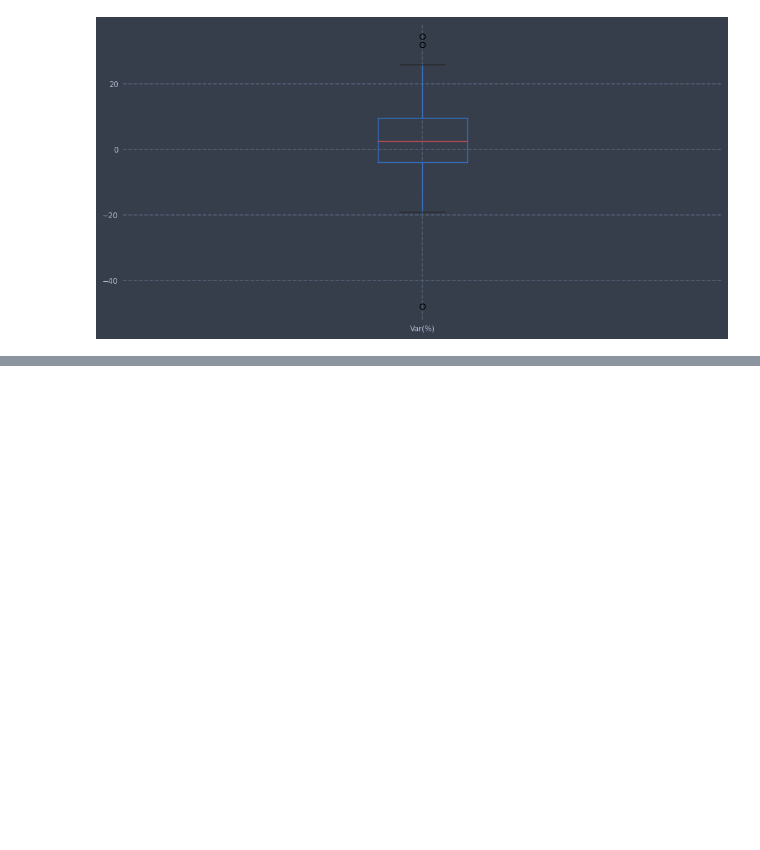
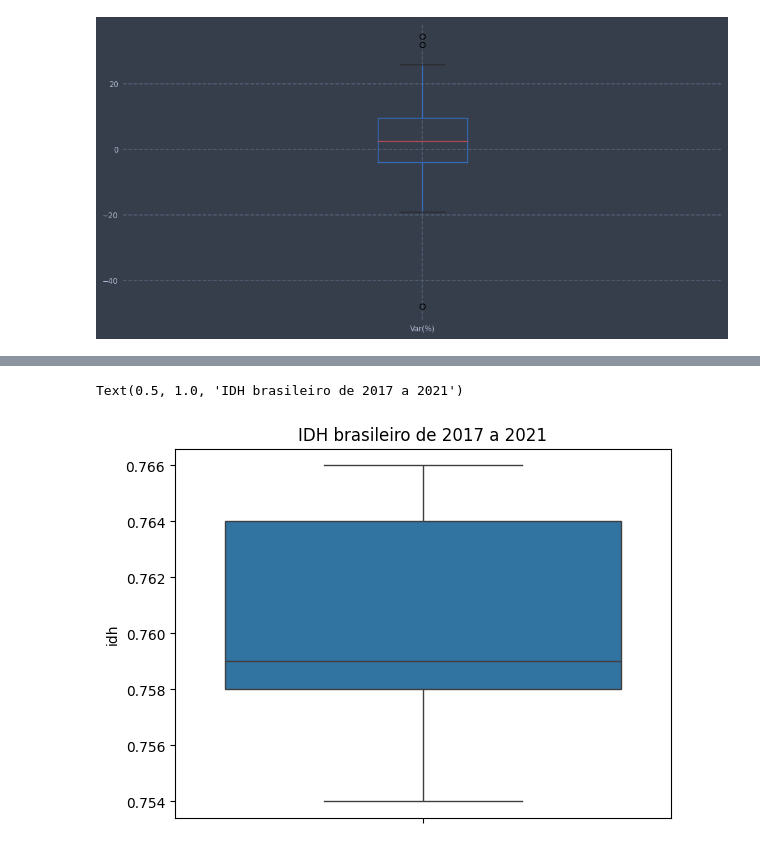
Before and after one commit to DjallenDias/IDSProject, a Jupyter notebook: notebook.ipynb, the cells around one changed output, grey strips where cells are left out. Drawn from its saved outputs; the diff is of its cells as text; code cells hidden in the pictures; blank space fills up the shorter version.

```diff
--- a/notebook.ipynb
+++ b/notebook.ipynb
@@ -101,3 +103,8 @@ ax = petr3_df.boxplot(column = "Máxima", figsize = (12,6))
 ax = petr3_df.boxplot(column = "Var(%)", figsize = (12,6))
 # %% [output]
 [figure]
+# %%
+dataIdh = pd.read_csv("arquivos/IDH/idh.csv")
+
+print(f"var      {dataIdh['idh'].var():.6f}")
+print(dataIdh["idh"].describe())
@@ -103,0 +122,5 @@ ax = petr3_df.boxplot(column = "Var(%)", figsize = (12,6))
+# %%
+sb.boxplot(dataIdh, y='idh').set_title("IDH brasileiro de 2017 a 2021")
+# %% [output]
+Text(0.5, 1.0, 'IDH brasileiro de 2017 a 2021')
+[figure, added]
```
Also changed, not shown: parts of 6 cells of this notebook.
